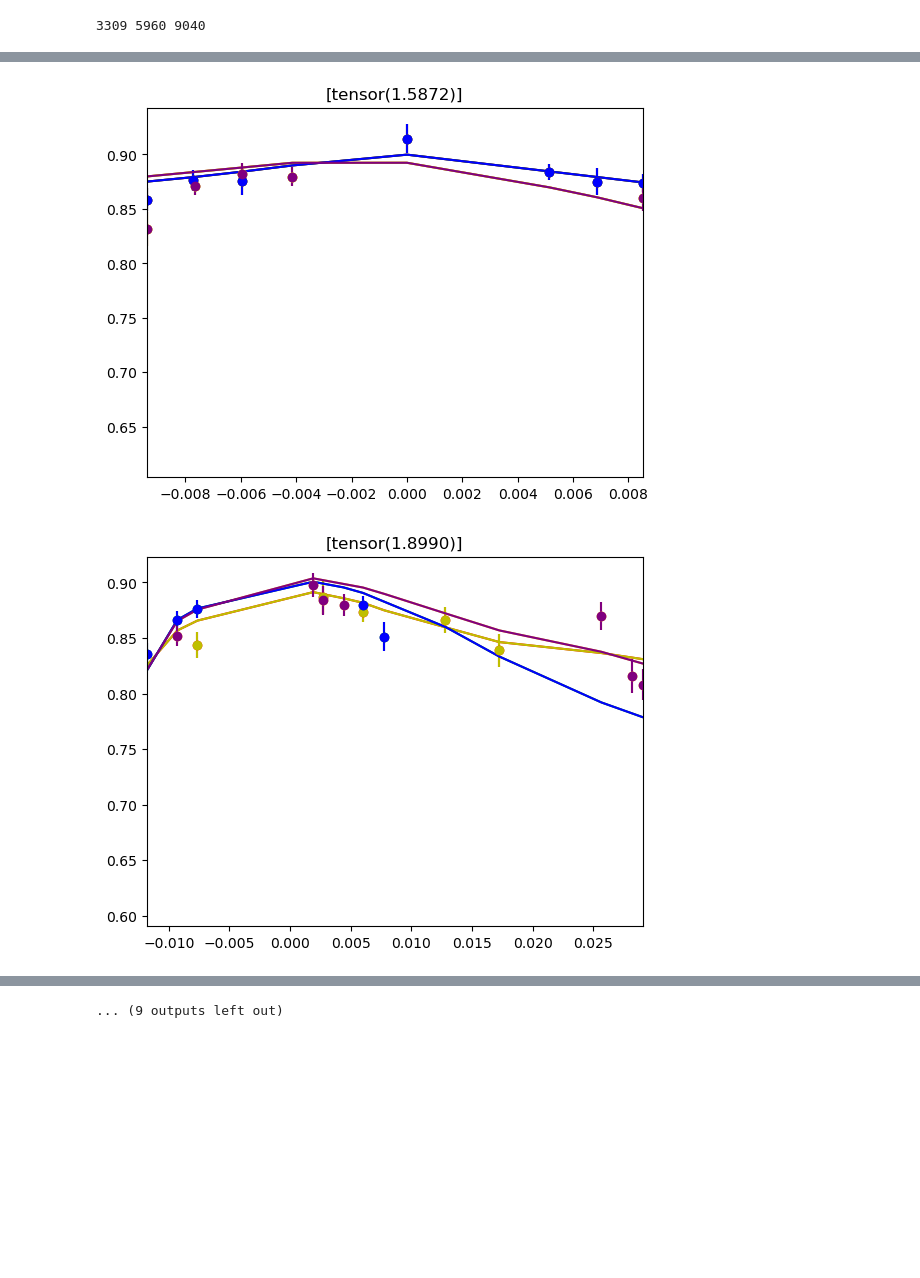
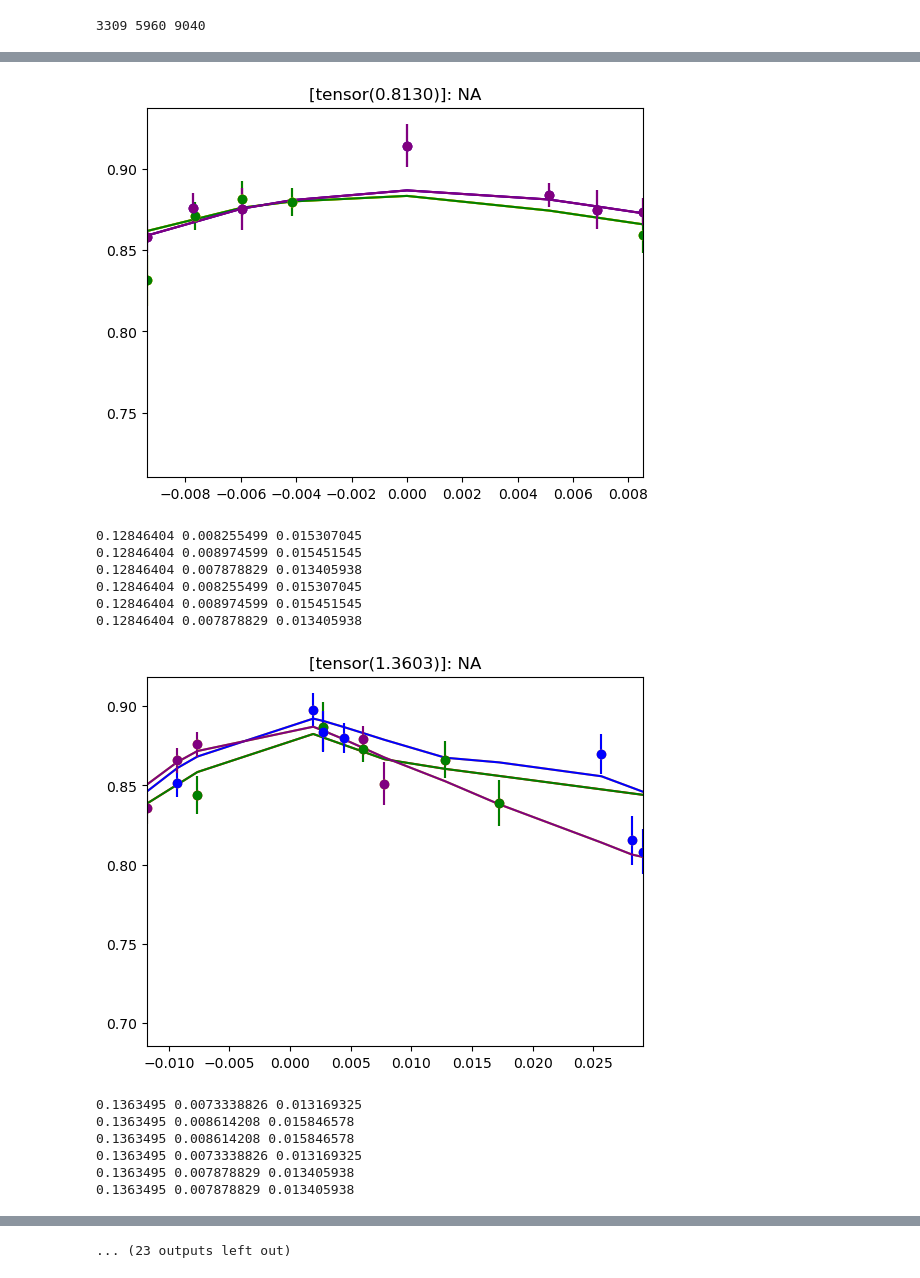
Before and after one commit to kdesoto-astro/survey-agnostic-sn-vae, a Jupyter notebook: data/intro_notebook.ipynb, the cells around one changed output, grey strips where cells are left out. Drawn from its saved outputs; the diff is of its cells as text; code cells hidden in the pictures; blank space fills up the shorter version.

```diff
--- a/data/intro_notebook.ipynb
+++ b/data/intro_notebook.ipynb
@@ -564,7 +580,7 @@ sequence, outseq, loss_mask, meta_dict = prep_input(
     LCFILE, load=True, outdir=OUTDIR, prep_file=PREPFILE
 )
 device = 'cpu'
-model_fn = os.path.join(OUTDIR, "models_no_contrastive/model.pt")
+model_fn = os.path.join(OUTDIR, "models_contrastive/model.pt")
 model = torch.load(model_fn).to(device)
 model.device = device
 model.maxlen = sequence.shape[1]
@@ -581,12 +597,14 @@ decodings = out['decodings']
 z_means = out['z_means']
 z_logvars = out['z_logvars']
 ids2 = out['ids']
+types = out['classes']
 
 #assert(len(np.unique(ids)) == len(ids))
 #assert(len(np.unique(ids2)) == len(ids2))
 #assert np.all(ids == ids2)
 
-for i in range(20):
+for i in range(50):
+    typ = types[i]
     dec = decodings[i]
     seq = sequence[i]
     loss_mask_x = loss_mask[i]
@@ -596,6 +614,7 @@ for i in range(20):
     t = seq[:,0]
     f = seq[:,1:7]
     ferr = seq[:,7:13]
+    amp = np.max(f) - np.min(f)
 
     colors = ['r','orange','y','g','b','purple']
     for b in range(6):
@@ -603,13 +622,15 @@ for i in range(20):
         plt.errorbar(t[~mask], f[:,b][~mask], yerr=ferr[:,b][~mask], fmt='o', c=colors[b])
         plt.plot(t, dec[:,b], c=colors[b])
 
+        print(amp, np.min(ferr[:,b][~mask]), np.max(ferr[:,b][~mask]))
+
     l = loss_function(
         torch.from_numpy(seq[np.newaxis,:,:]),
         torch.from_numpy(dec[np.newaxis,:,:]),
         torch.from_numpy(loss_mask_x[np.newaxis,:,:]).bool(), 6,
         z_mean, z_logvar, None, None,
     )
-    plt.title(l)
+    plt.title(f'{l}: {typ}')
     plt.xlim((np.min(t), np.max(t[t<0.2])))
     plt.show()
 # %% [output]
@@ -625,2 +663,14 @@ classes
-[figure, old version]
+[figure, new version]
+0.12846404 0.008255499 0.015307045
+0.12846404 0.008974599 0.015451545
+0.12846404 0.007878829 0.013405938
+0.12846404 0.008255499 0.015307045
+0.12846404 0.008974599 0.015451545
+0.12846404 0.007878829 0.013405938
-[figure, old version]
+[figure, new version]
+0.1363495 0.0073338826 0.013169325
+0.1363495 0.008614208 0.015846578
+0.1363495 0.008614208 0.015846578
+0.1363495 0.0073338826 0.013169325
+0.1363495 0.007878829 0.013405938
+0.1363495 0.007878829 0.013405938
@@ -634,3 +685,3 @@ classes
-... (9 outputs left out)
+... (23 outputs left out)
 # %%
 # run classification on all Pan-STARRS samples
```
Also changed, not shown: parts of 6 cells of this notebook, 3 other files.
